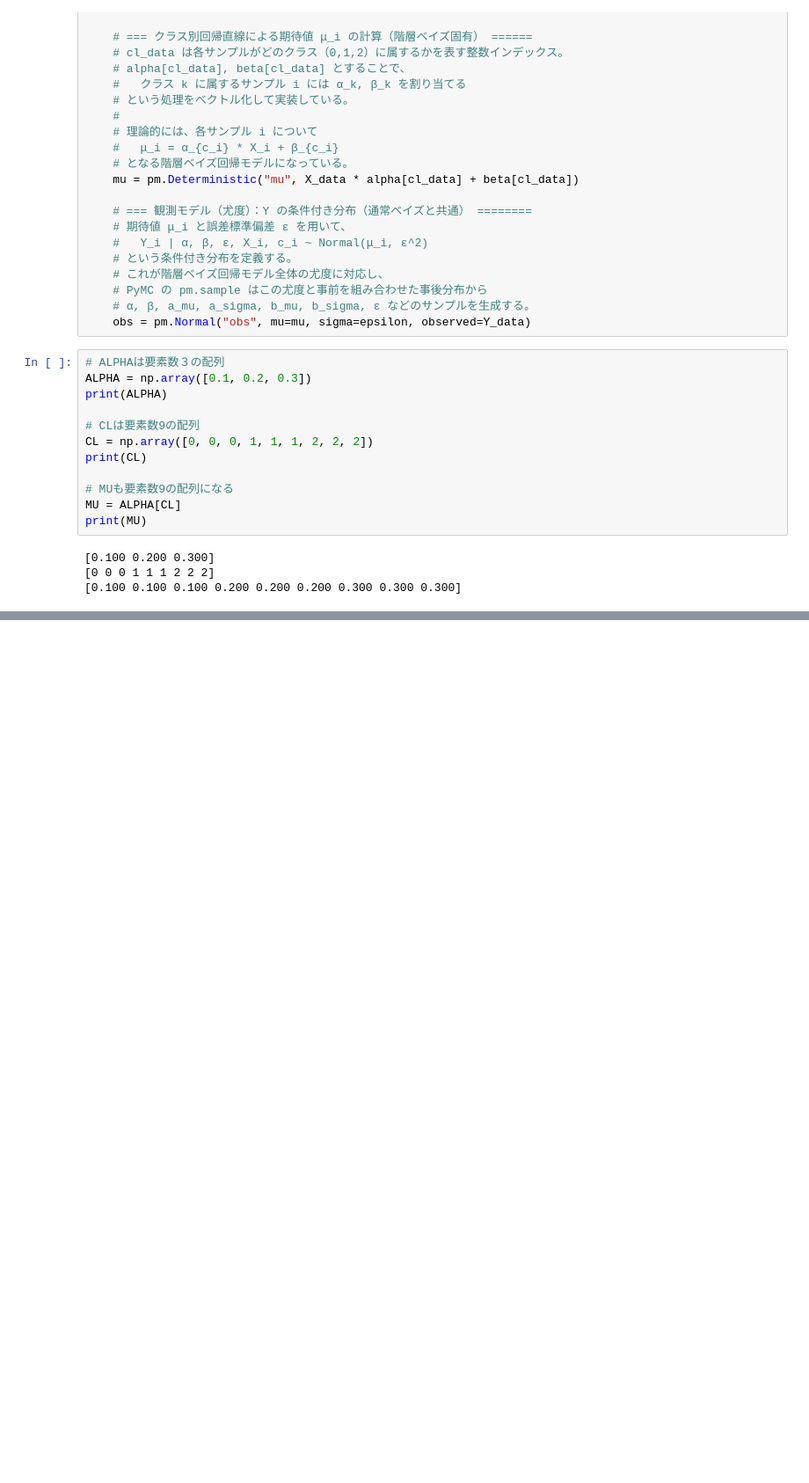
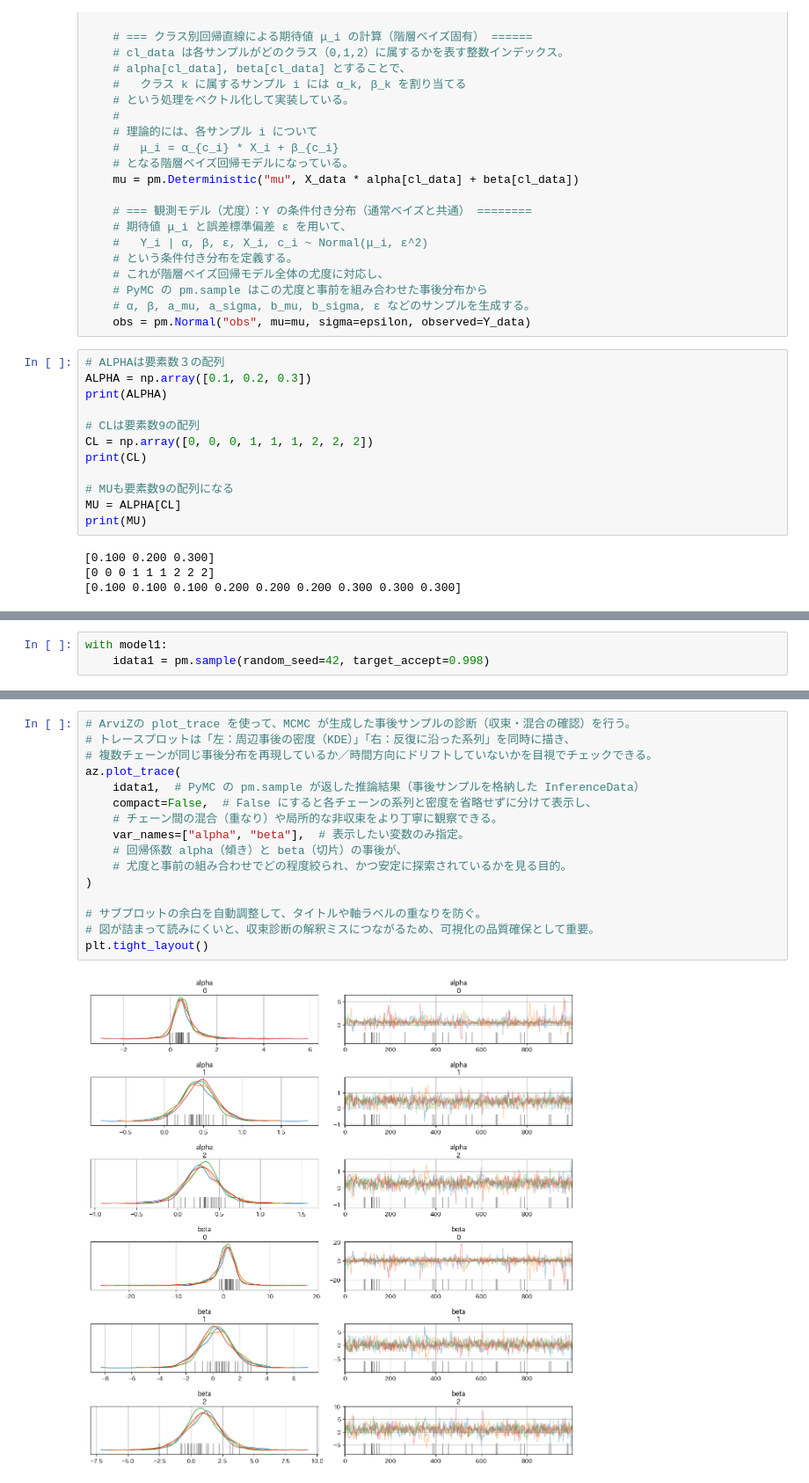
Before and after one commit to maton369/Bayesian_Inference_Practice, a Jupyter notebook: 5_3_階層ベイズモデル.ipynb, the cells around one changed output, grey strips where cells are left out. Shown at 88% size. Cells and saved outputs as stored; diff of their text form; blank space fills up the shorter version.

```diff
--- a/5_3_階層ベイズモデル.ipynb
+++ b/5_3_階層ベイズモデル.ipynb
@@ -229,3 +229,6 @@ g = pm.model_to_graphviz(model1)
 display(g)
 # %% [output]
 [drawing not drawn]
+# %%
+with model1:
+    idata1 = pm.sample(random_seed=42, target_accept=0.998)
@@ -231,0 +247,18 @@ display(g)
+# %%
+# ArviZの plot_trace を使って、MCMC が生成した事後サンプルの診断（収束・混合の確認）を行う。
+# トレースプロットは「左：周辺事後の密度（KDE）」「右：反復に沿った系列」を同時に描き、
+# 複数チェーンが同じ事後分布を再現しているか／時間方向にドリフトしていないかを目視でチェックできる。
+az.plot_trace(
+    idata1,  # PyMC の pm.sample が返した推論結果（事後サンプルを格納した InferenceData）
+    compact=False,  # False にすると各チェーンの系列と密度を省略せずに分けて表示し、
+    # チェーン間の混合（重なり）や局所的な非収束をより丁寧に観察できる。
+    var_names=["alpha", "beta"],  # 表示したい変数のみ指定。
+    # 回帰係数 alpha（傾き）と beta（切片）の事後が、
+    # 尤度と事前の組み合わせでどの程度絞られ、かつ安定に探索されているかを見る目的。
+)
+
+# サブプロットの余白を自動調整して、タイトルや軸ラベルの重なりを防ぐ。
+# 図が詰まって読みにくいと、収束診断の解釈ミスにつながるため、可視化の品質確保として重要。
+plt.tight_layout()
+# %% [output]
+[figure, added]
```
Also changed, not shown: parts of 4 cells of this notebook.
